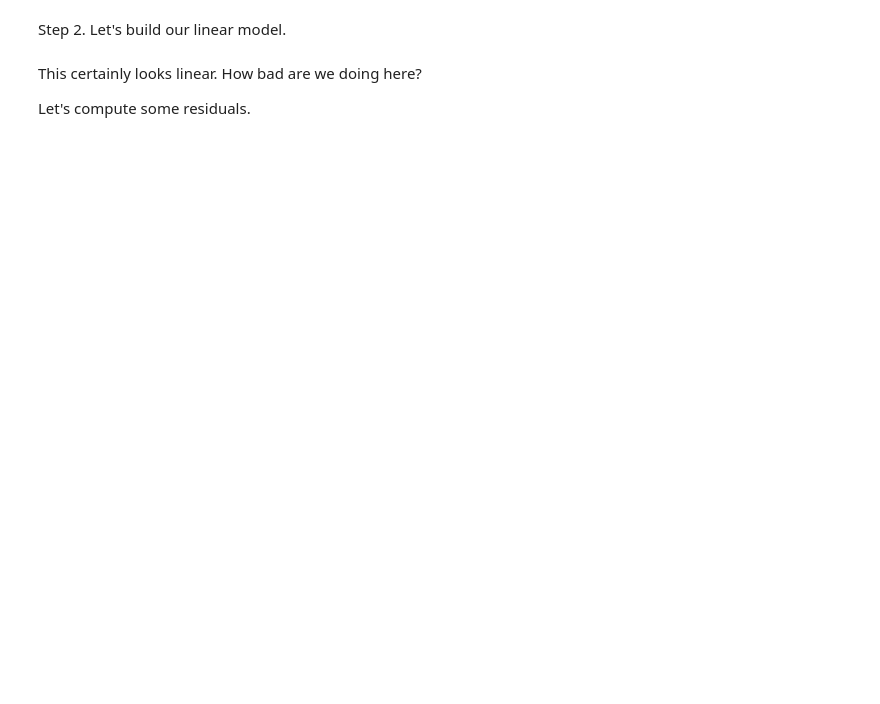
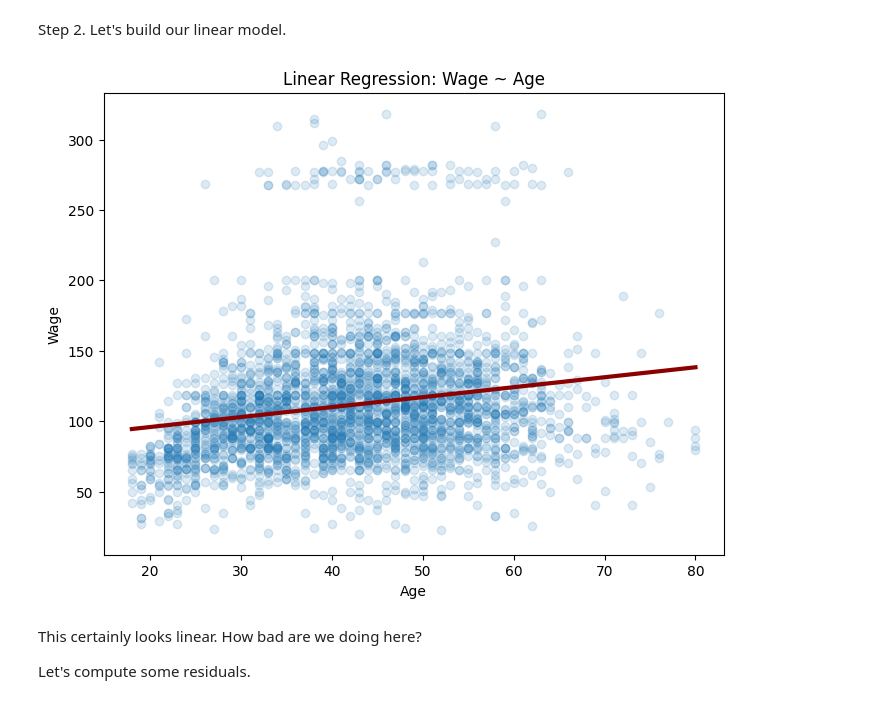
Before and after one commit to AdaptiveMesh/GAM_intro, a Jupyter notebook: gam_prep.ipynb, the cells around one changed output. Saved outputs shown, nothing was run; the diff lists cells and outputs as text; code cells hidden in the pictures; blank space fills up the shorter version.

```diff
--- a/gam_prep.ipynb
+++ b/gam_prep.ipynb
@@ -31,20 +31,22 @@ Step 2. Let's build our linear model.
 # %%
 X = sm.add_constant(Wage[['age']])   # design matrix with intercept
 lm = sm.OLS(y, X).fit()
 
 # Prediction grid
 X_new = sm.add_constant(pd.DataFrame({'age': age_grid}))
 
 y_hat = lm.predict(X_new)
 
 # Plot
-plt.figure(figsize=(8, 8))
+plt.figure(figsize=(8, 6))
 plt.scatter(age, y, alpha=0.15)#, color='gray')
 plt.plot(age_grid, y_hat, linewidth=3, color ='darkred')
 plt.xlabel("Age")
 plt.ylabel("Wage")
 plt.title("Linear Regression: Wage ~ Age")
 plt.show()
+# %% [output]
+[figure, added]
 # %% [markdown]
 This certainly looks linear. How bad are we doing here?
 
```
Also changed, not shown: parts of 11 cells of this notebook.
